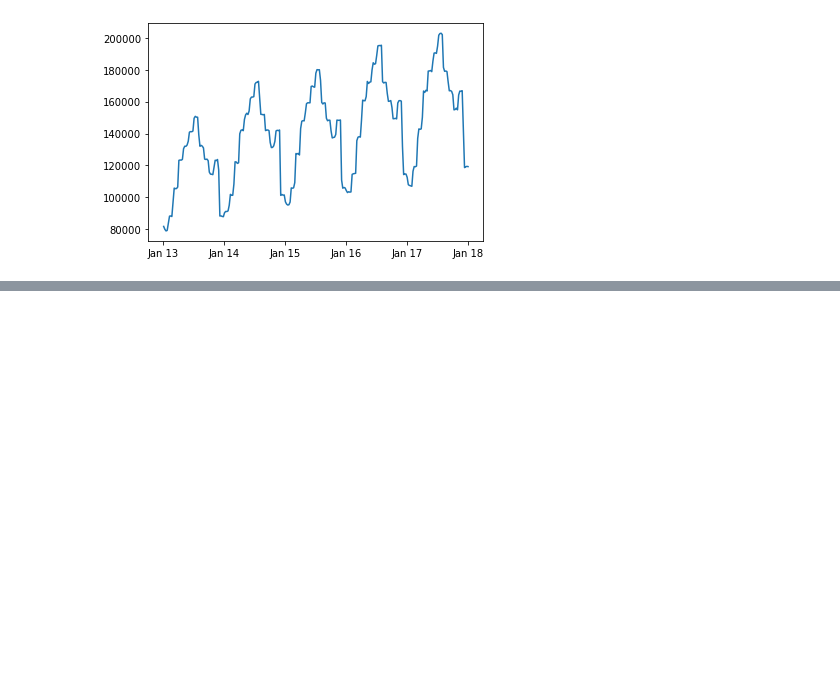
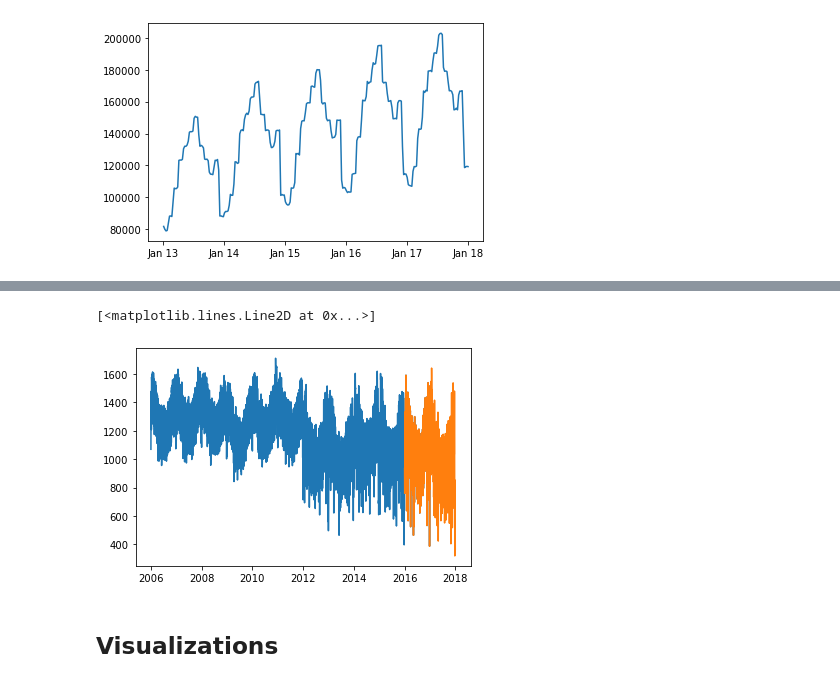
Before and after one commit to david-ryan-alviola/time-series-exercises, a Jupyter notebook: explore.ipynb, the cells around one changed output, grey strips where cells are left out. Cells and saved outputs as stored; diff of their text form; code cells hidden in the pictures; blank space fills up the shorter version.

```diff
--- a/explore.ipynb
+++ b/explore.ipynb
@@ -379,0 +439,12 @@ ax.xaxis.set_major_formatter(DateFormatter('%b %y'))
+# %%
+# Human decision
+train = germany_df[:'2016'] # everything up (not including) to the test_start_index
+test = germany_df['2016':] # everything from the test_start_index to the end
+
+plt.plot(train.index, train.net_consumption)
+plt.plot(test.index, test.net_consumption)
+# %% [output]
+[<matplotlib.lines.Line2D at 0x...>]
+[figure, added]
+# %% [markdown]
+## Visualizations
```
Also changed, not shown: parts of 33 cells of this notebook.
